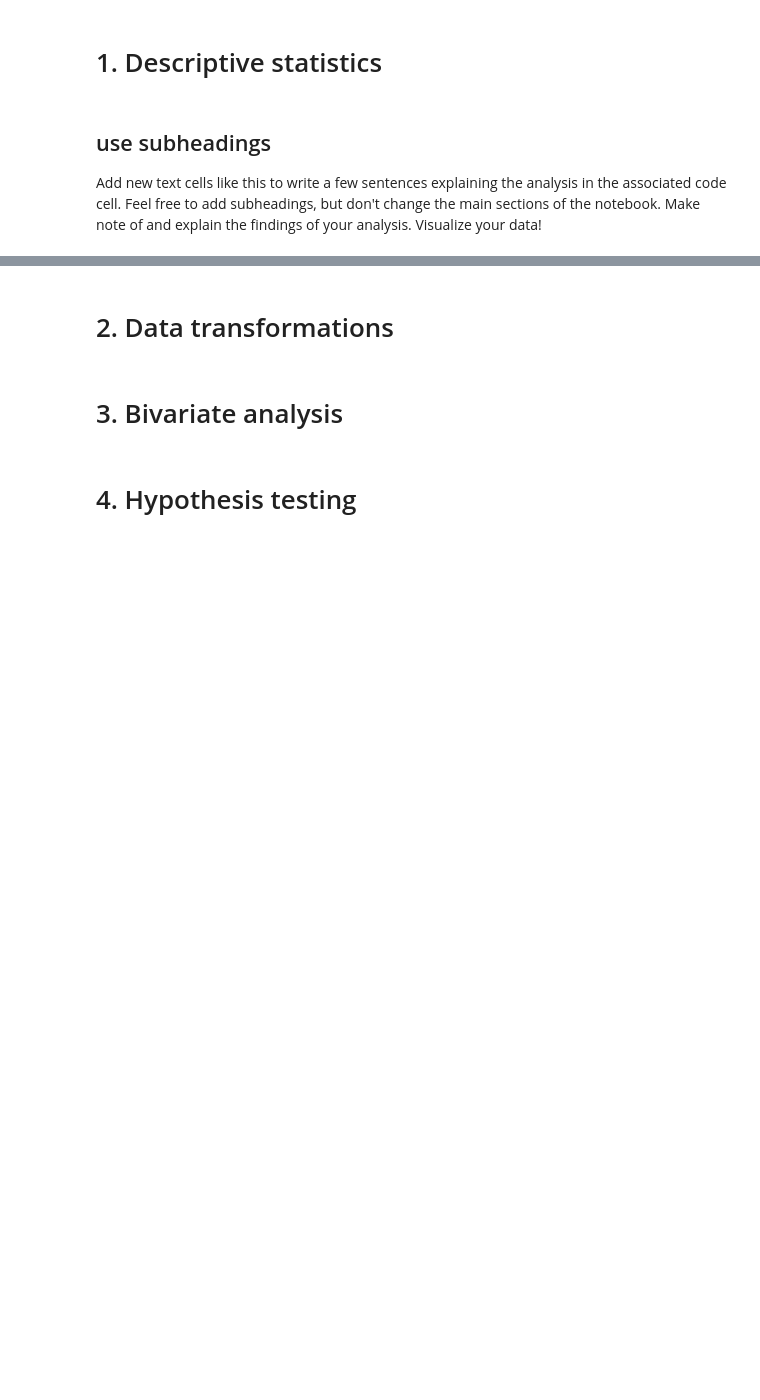
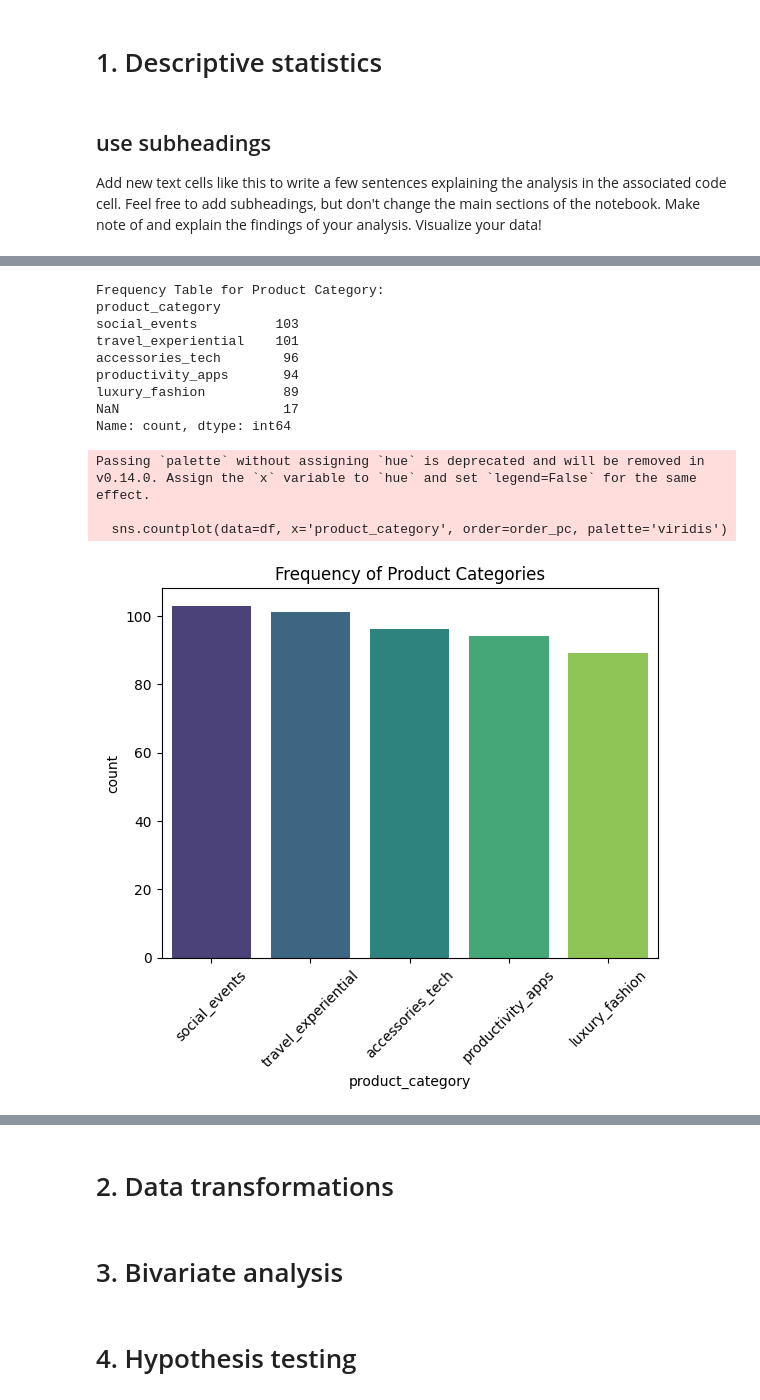
Before and after one commit to cca-cce/osm-comm, a Jupyter notebook: jnb/skoc62_labs.ipynb, the cells around one changed output, grey strips where cells are left out. Drawn from its saved outputs; the diff is of its cells as text; code cells hidden in the pictures; blank space fills up the shorter version.

```diff
--- a/jnb/skoc62_labs.ipynb
+++ b/jnb/skoc62_labs.ipynb
@@ -45,0 +87,31 @@ Add new text cells like this to write a few sentences explaining the analysis in
+# %%
+# code cell 1.2, keep this comment, edit content but do not add more code cells
+import matplotlib.pyplot as plt
+import seaborn as sns
+
+# Frequency Table (including missing values)
+print("Frequency Table for Product Category:")
+print(df['product_category'].value_counts(dropna=False))
+
+# Visualization: Frequency Bar Chart
+plt.clf()
+# Sorting categories by frequency for better readability
+order_pc = df['product_category'].value_counts().index
+sns.countplot(data=df, x='product_category', order=order_pc, palette='viridis')
+plt.title('Frequency of Product Categories')
+plt.xticks(rotation=45)
+plt.savefig('product_category_analysis.png')
+# %% [output]
+Frequency Table for Product Category:
+product_category
+social_events          103
+travel_experiential    101
+accessories_tech        96
+productivity_apps       94
+luxury_fashion          89
+NaN                     17
+Name: count, dtype: int64
+Passing `palette` without assigning `hue` is deprecated and will be removed in v0.14.0. Assign the `x` variable to `hue` and set `legend=False` for the same effect.
+
+  sns.countplot(data=df, x='product_category', order=order_pc, palette='viridis')
+[figure, added]
```
Also changed, not shown: parts of 9 cells of this notebook.
